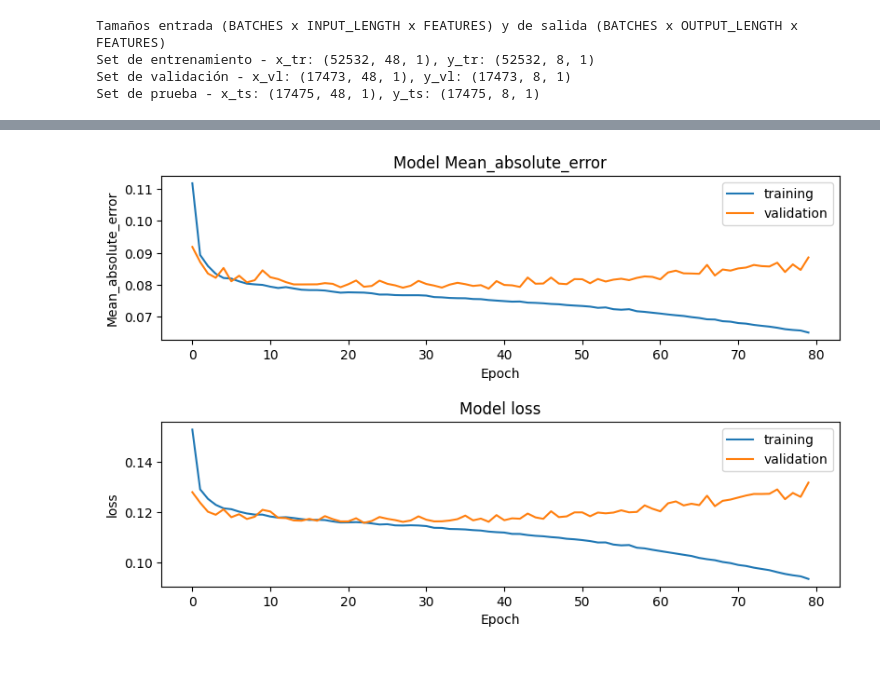
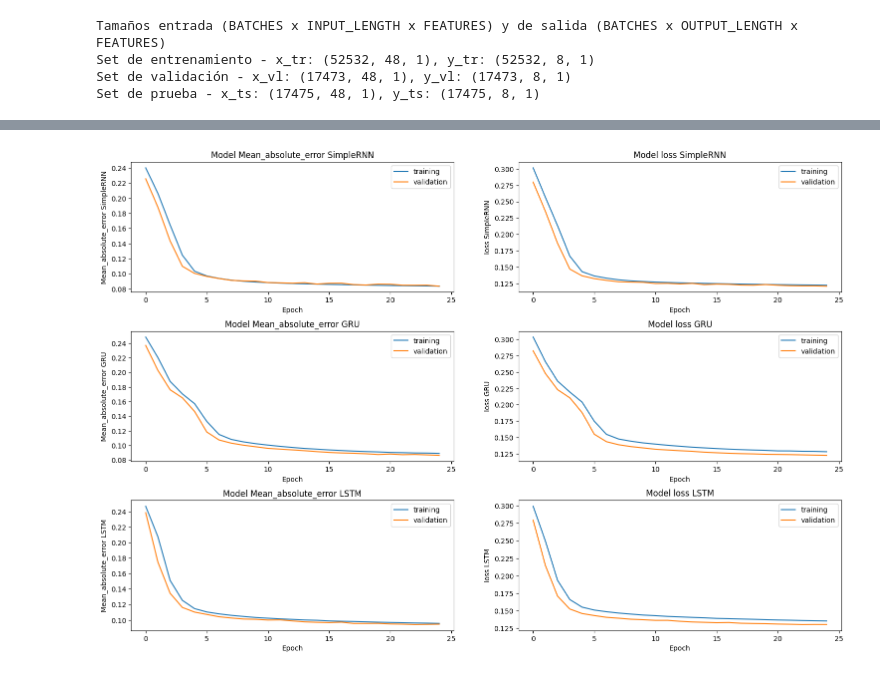
Before and after one commit to YesidORC/Proyecto_DL_2024_1, a Jupyter notebook: 03_Arquitectura_variacion2.ipynb, the cells around one changed output, grey strips where cells are left out. Cells and saved outputs as stored; diff of their text form; code cells hidden in the pictures.

```diff
--- a/03_Arquitectura_variacion2.ipynb
+++ b/03_Arquitectura_variacion2.ipynb
@@ -133,11 +125,0 @@ modelo.add(Dense(OUTPUT_LENGTH))
-# %%
-def root_mean_squared_error(y_true, y_pred):
-    rmse = tf.math.sqrt(tf.math.reduce_mean(tf.square(y_pred-y_true)))
-    return rmse
-
-optimizador = RMSprop(learning_rate=5e-5)
-optimizador1 = 'adam'
-optimizador2 = 'mse'
-modelo.compile(optimizer = optimizador2,loss =  root_mean_squared_error, metrics=['mean_absolute_error'])
-# modelo.compile(optimizer='adam',loss = root_mean_squared_error, metrics=['mean_absolute_error']) # Adam, combina las ventajas de otros optimizadores como AdaGrad y RMSProp
-modelo.summary()
@@ -213,13 +292,23 @@ def display_training_curves(training, validation, title, subplot):
   ax.set_xlabel('Epoch')
   ax.legend(['training', 'validation'])
 
-plt.subplots(figsize=(8,5))
-plt.tight_layout()
-display_training_curves(model.history['mean_absolute_error'], model.history['val_mean_absolute_error'], 'Mean_absolute_error', 211)
-display_training_curves(model.history['loss'], model.history['val_loss'], 'loss', 212)
-plt.subplots_adjust(hspace=0.5)
+# plt.subplots(figsize=(8,5))
+# plt.tight_layout()
+# display_training_curves(model.history['mean_absolute_error'], model.history['val_mean_absolute_error'], 'Mean_absolute_error', 211)
+# display_training_curves(model.history['loss'], model.history['val_loss'], 'loss', 212)
+# plt.subplots_adjust(hspace=0.5)
-# %% [output]
-[figure, removed]
+# %%
+plt.subplots(figsize=(15,10))
+plt.tight_layout()
+display_training_curves(historia1.history['mean_absolute_error'], historia1.history['val_mean_absolute_error'], 'Mean_absolute_error SimpleRNN', 321)
+display_training_curves(historia1.history['loss'], historia1.history['val_loss'], 'loss SimpleRNN', 322)
+display_training_curves(historia2.history['mean_absolute_error'], historia2.history['val_mean_absolute_error'], 'Mean_absolute_error GRU', 323)
+display_training_curves(historia2.history['loss'], historia2.history['val_loss'], 'loss GRU', 324)
+display_training_curves(historia3.history['mean_absolute_error'], historia3.history['val_mean_absolute_error'], 'Mean_absolute_error LSTM', 325)
+display_training_curves(historia3.history['loss'], historia3.history['val_loss'], 'loss LSTM', 326)
+plt.subplots_adjust(hspace=0.3)
+# %% [output]
+[figure, added]
 # %%
 def predecir(x, model, scaler):
     # Calcular predicción escalada en el rango de -1 a 1
```
Also changed, not shown: parts of 11 cells of this notebook.
